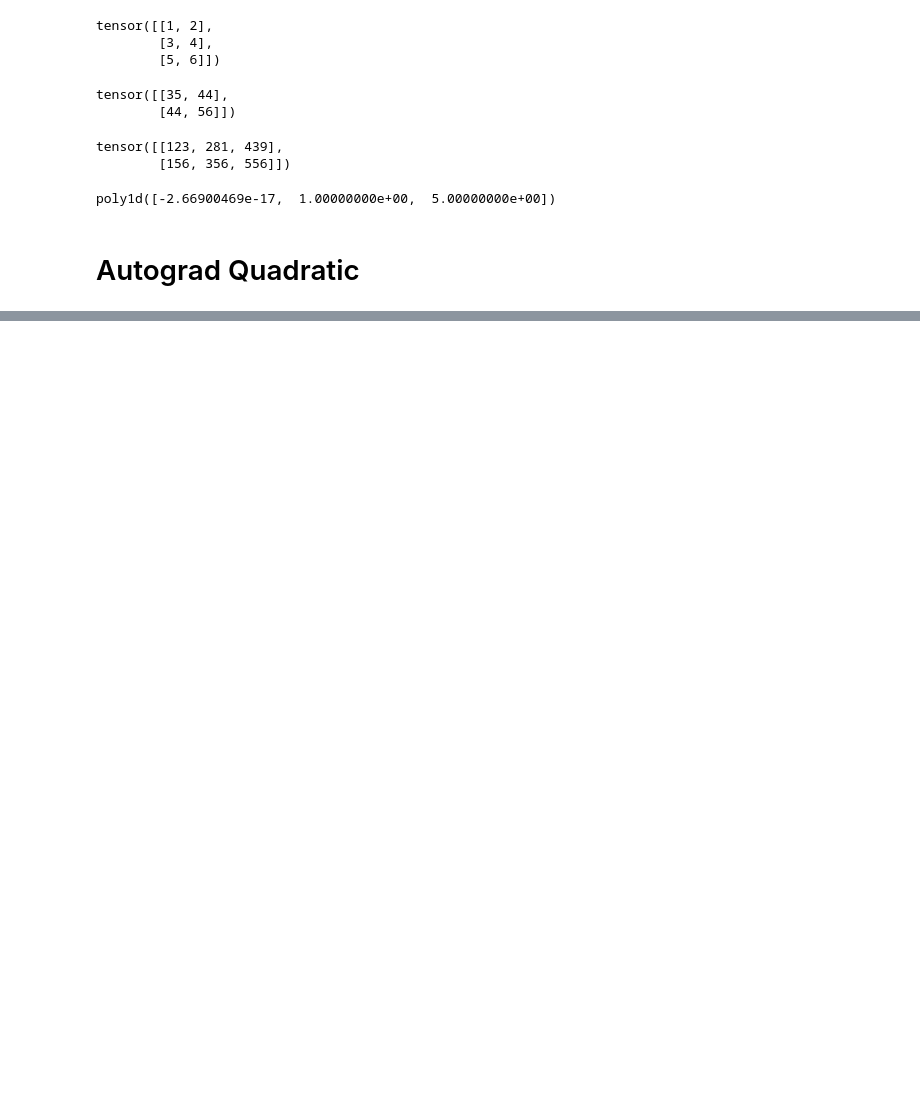
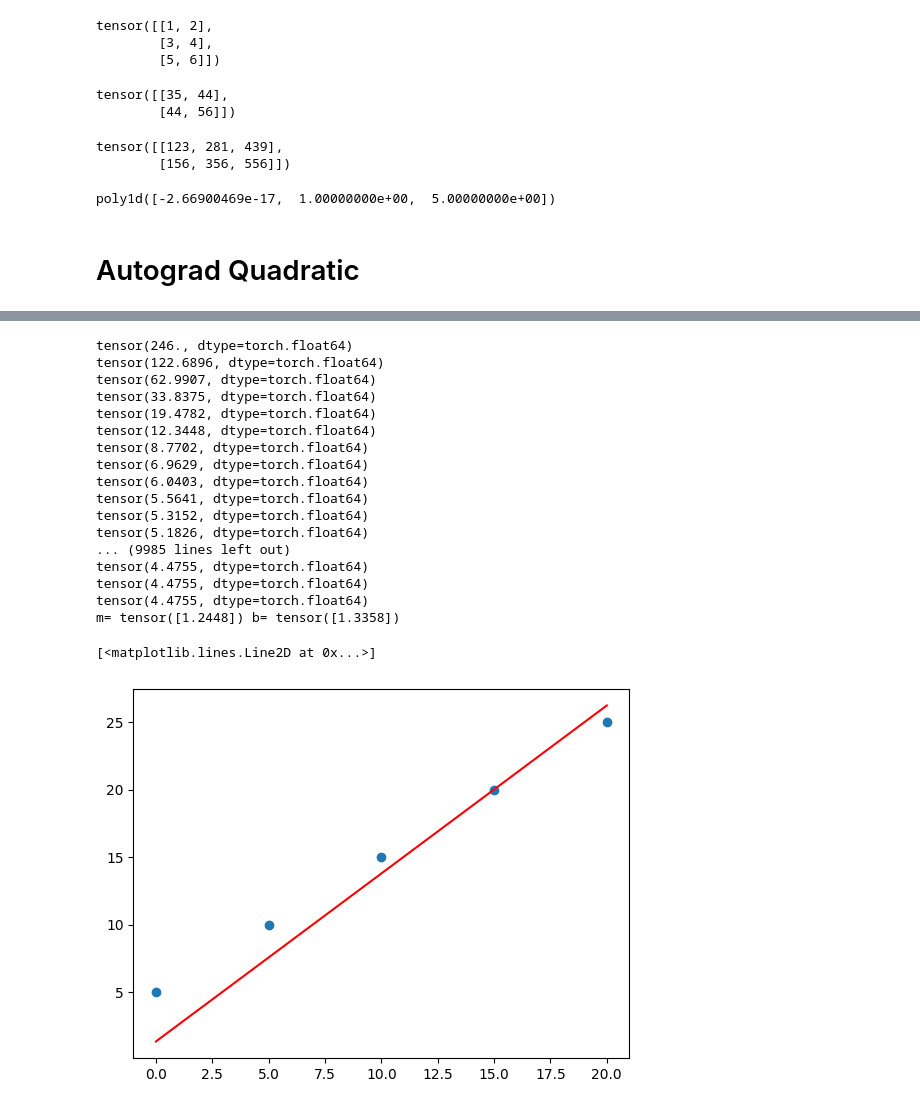
Before and after one commit to candrewlee14/zgml, a Jupyter notebook: torch.ipynb, the cells around one changed output, grey strips where cells are left out. Saved outputs shown, nothing was run; the diff lists cells and outputs as text; code cells hidden in the pictures; blank space fills up the shorter version.

```diff
--- a/torch.ipynb
+++ b/torch.ipynb
@@ -149,0 +147,58 @@ Without an optimizer, the model doesn't converge to the best minimum (which is w
+# %%
+class LinearModel:
+    def __init__(self, m=0, b=0):
+        self.m = torch.Tensor([m])
+        self.b = torch.Tensor([b])
+        self.m.requires_grad = True
+        self.b.requires_grad = True
+        self.params = [self.m, self.b]
+        self.out = None
+        self.loss = None
+
+    def compute(self, time, speed):
+        self.out = self.m * time + self.b
+        self.loss = torch.mean((self.out - speed) ** 2)
+        self.loss.backward()
+
+    def step(self, lr):
+        with torch.no_grad():
+            self.m -= lr * self.m.grad
+            self.b -= lr * self.b.grad
+            for param in self.params:
+                param.grad.zero_()
+
+n = 5
+time = torch.from_numpy(np.linspace(0, 20, n)) # x
+speed = torch.from_numpy(np.linspace(5, 25, n)) # y = 0x^2 + 1x + 5
+model = LinearModel(m=0, b=1)
+lr = 1e-3
+for i in range(100):
+    model.compute(time, speed)
+    print(model.loss.data)
+    # print("a=", model.a.data, "b=", model.b.data, "c=", model.c.data)
+    model.step(lr)
+    lr *= 0.99
+
+print("m=", model.m.data, "b=", model.b.data)
+plt.plot(time.numpy(), speed.numpy(), 'o')
+plt.plot(time.numpy(), model.out.data.numpy(), 'r-')
+# %% [output]
+tensor(246., dtype=torch.float64)
+tensor(122.6896, dtype=torch.float64)
+tensor(62.9907, dtype=torch.float64)
+tensor(33.8375, dtype=torch.float64)
+tensor(19.4782, dtype=torch.float64)
+tensor(12.3448, dtype=torch.float64)
+tensor(8.7702, dtype=torch.float64)
+tensor(6.9629, dtype=torch.float64)
+tensor(6.0403, dtype=torch.float64)
+tensor(5.5641, dtype=torch.float64)
+tensor(5.3152, dtype=torch.float64)
+tensor(5.1826, dtype=torch.float64)
+... (9985 lines left out)
+tensor(4.4755, dtype=torch.float64)
+tensor(4.4755, dtype=torch.float64)
+tensor(4.4755, dtype=torch.float64)
+m= tensor([1.2448]) b= tensor([1.3358])
+[<matplotlib.lines.Line2D at 0x...>]
+[figure, added]
```
Also changed, not shown: parts of 3 cells of this notebook.
